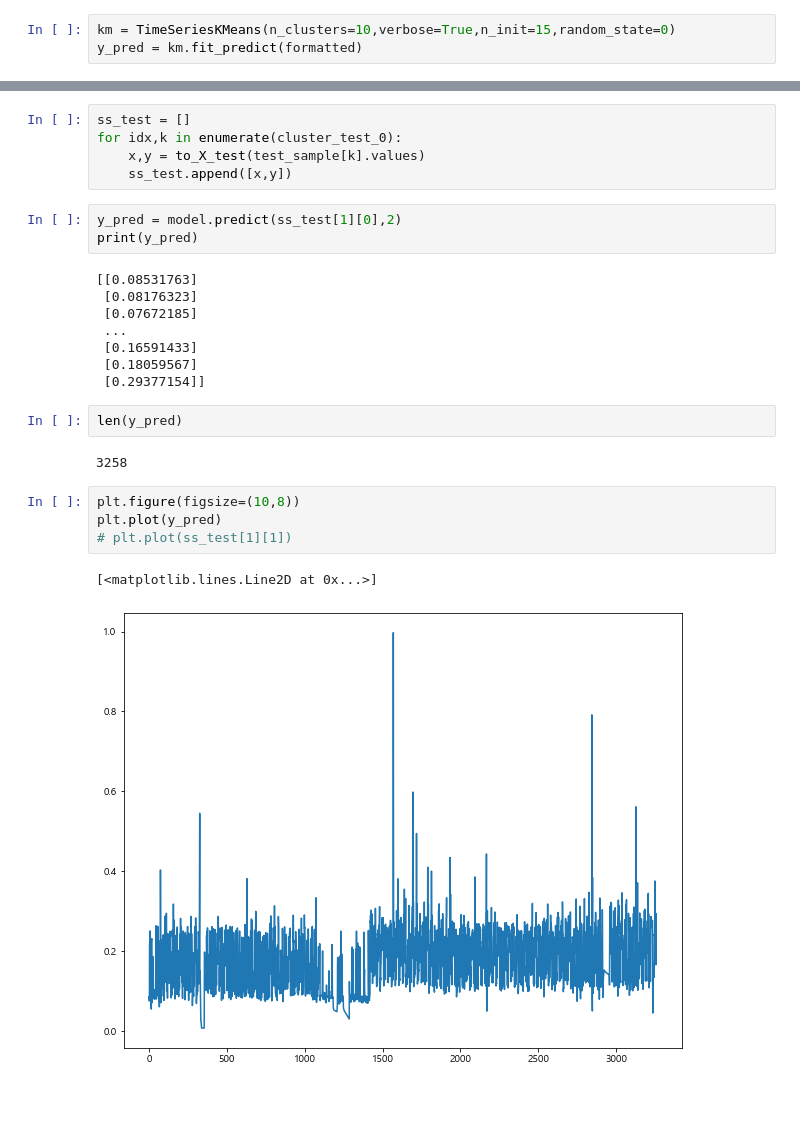
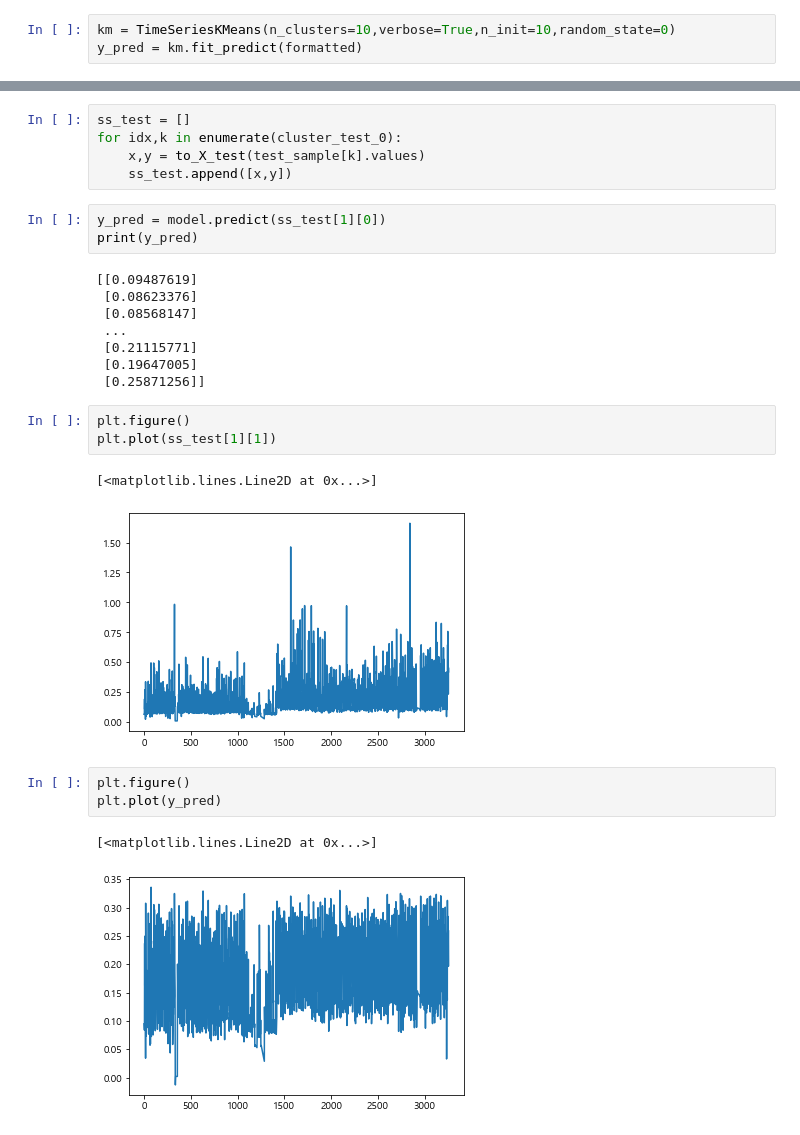
Before and after one commit to bill7845/jupyter_repo, a Jupyter notebook: jupyter_CODE/전력수요예측/ts_cluster.ipynb, the cells around one changed output, grey strips where cells are left out. Saved outputs shown, nothing was run; the diff lists cells and outputs as text; blank space fills up the shorter version.

```diff
--- a/jupyter_CODE/전력수요예측/ts_cluster.ipynb
+++ b/jupyter_CODE/전력수요예측/ts_cluster.ipynb
@@ -145,5 +165,5 @@ formatted = to_time_series_dataset(to_formatted)
 # %%
-km = TimeSeriesKMeans(n_clusters=10,verbose=True,n_init=15,random_state=0)
+km = TimeSeriesKMeans(n_clusters=10,verbose=True,n_init=10,random_state=0)
 y_pred = km.fit_predict(formatted)
 # %% [output]
 Init 1
@@ -347,27 +374,28 @@ for idx,k in enumerate(cluster_test_0):
     x,y = to_X_test(test_sample[k].values)
     ss_test.append([x,y])
 # %%
-y_pred = model.predict(ss_test[1][0],2)
+y_pred = model.predict(ss_test[1][0])
 print(y_pred)
 # %% [output]
-[[0.08531763]
- [0.08176323]
- [0.07672185]
+[[0.09487619]
+ [0.08623376]
+ [0.08568147]
  ...
- [0.16591433]
- [0.18059567]
- [0.29377154]]
+ [0.21115771]
+ [0.19647005]
+ [0.25871256]]
-# %%
-len(y_pred)
-# %% [output]
-3258
 # %%
-plt.figure(figsize=(10,8))
-plt.plot(y_pred)
-# plt.plot(ss_test[1][1])
+plt.figure()
+plt.plot(ss_test[1][1])
 # %% [output]
 [<matplotlib.lines.Line2D at 0x...>]
-[figure, old version]
+[figure, new version]
+# %%
+plt.figure()
+plt.plot(y_pred)
+# %% [output]
+[<matplotlib.lines.Line2D at 0x...>]
+[figure, added]
 # %% [markdown]
 # 1. 문제의 정의
 
```
Also changed, not shown: parts of 16 cells of this notebook, 1 other file.
